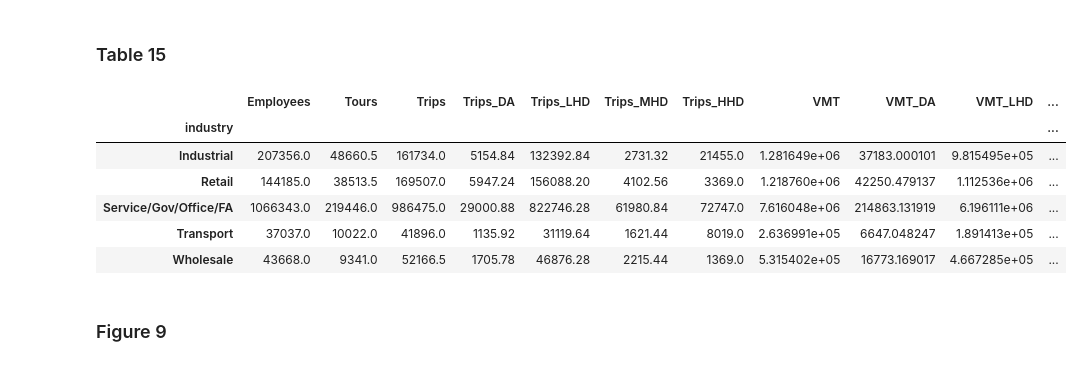
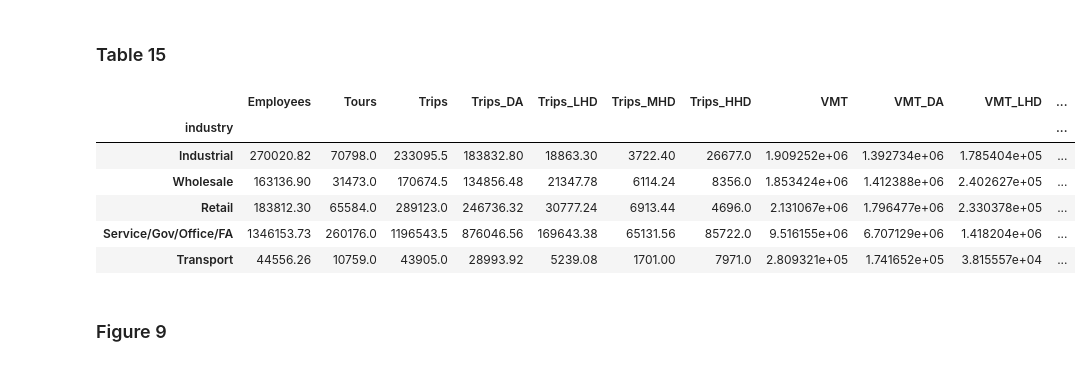
Before and after one commit to SANDAG/Data_CVM, a Jupyter notebook: abm2p/CVM_data_aggregation/summaries.ipynb, the cells around one changed output. Drawn from its saved outputs; the diff is of its cells as text; code cells hidden in the pictures.

Commit message:
Rely on trip data and fix sorting

```diff
--- a/abm2p/CVM_data_aggregation/summaries.ipynb
+++ b/abm2p/CVM_data_aggregation/summaries.ipynb
@@ -64,24 +119,10 @@ employment
 # %%
-cvm_tours_path = data_dir/'model_output/commercialVehicleTours.csv'
+cvm_trips_path = data_dir/'model_output/commercialVehicleTrips.csv'
 
-tours = (
+trips = (
     pd.read_csv(
-        cvm_tours_path,
-        usecols=['tourID', 'actorType', 'departTimeFiveTod', 'tourMode'],
-    )
-    .assign(
-        industry=lambda df: df.actorType
-        .map(
-            {
-                'Government\\Office': 'Service/Gov/Office/FA',
-                'Service': 'Service/Gov/Office/FA',
-                'Fleet Allocator': 'Service/Gov/Office/FA',
-                'Industry': 'Industrial',
-                'Retail': 'Retail',
-                'Transport': 'Transport',
-                'Wholesale': 'Wholesale',
-            }
-        )
+        cvm_trips_path,
+        usecols=['tripID', 'tourID', 'stopID', 'weightTrip', 'distanceTotal', 'departTimeFiveTod', 'tripMode'],
     )
     .assign(
         tod=lambda df: df.departTimeFiveTod
@@ -108,7 +149,7 @@ tours = (
         )
     )
     .assign(
-        mode=lambda df: df.tourMode
+        mode=lambda df: df.tripMode
         .map(
             {
                 'Drive Alone': 'DA',
@@ -129,8 +170,8 @@ tours = (
             )
         )
     )
-    .drop(columns=['actorType', 'departTimeFiveTod', 'tourMode'])
-    .set_index('tourID')
+    .drop(columns=['departTimeFiveTod', 'tripMode'])
+    .set_index(['tripID', 'tourID', 'stopID'])
 )
-tours.head(2)
+trips.head(2)
 # %% [output]
@@ -141,11 +181,0 @@ tours.head(2)
-# %%
-cvm_trips_path = data_dir/'model_output/commercialVehicleTrips.csv'
-
-trips = (
-    pd.read_csv(
-        cvm_trips_path,
-        usecols=['tripID', 'tourID', 'stopID', 'weightTrip', 'distanceTotal'],
-    )
-    .set_index(['tripID', 'tourID', 'stopID'])
-)
-trips.head(2)
@@ -174,30 +199,30 @@ merged.head(2)
 # %%
 table_15_data = pd.DataFrame(
     {
         'Employees': employment.groupby('industry').employment.sum(),
         'Tours': merged.groupby(['industry', 'tourID']).weightTrip.max().to_frame().groupby('industry').weightTrip.sum(),
         'Trips': merged.groupby('industry').weightTrip.sum(),
         'Trips_DA': merged.query("`mode` == 'DA'").groupby('industry').weightTrip.sum(),
         'Trips_LHD': merged.query("`mode` == 'LHD'").groupby('industry').weightTrip.sum(),
         'Trips_MHD': merged.query("`mode` == 'MHD'").groupby('industry').weightTrip.sum(),
         'Trips_HHD': merged.query("`mode` == 'HHD'").groupby('industry').weightTrip.sum(),
         'VMT': merged.groupby('industry').vmt.sum(),
         'VMT_DA': merged.query("`mode` == 'DA'").groupby('industry').vmt.sum(),
         'VMT_LHD': merged.query("`mode` == 'LHD'").groupby('industry').vmt.sum(),
         'VMT_MHD': merged.query("`mode` == 'MHD'").groupby('industry').vmt.sum(),
         'VMT_HHD': merged.query("`mode` == 'HHD'").groupby('industry').vmt.sum(),
     }
 )
-table_15_data.to_csv('T:/data/base_2022/CVM/Calib_CVM_B/model_table15.csv')
+table_15_data.reset_index().set_index('industry').to_csv('T:/data/base_2022/CVM/Calib_CVM_B/model_table15.csv')
 table_15_data
 # %% [output]
 |  | Employees | Tours | Trips | Trips_DA | Trips_LHD | Trips_MHD | Trips_HHD | VMT | VMT_DA | VMT_LHD | ... |
 | industry |  |  |  |  |  |  |  |  |  |  | ... |
-| Industrial | 207356.0 | 48660.5 | 161734.0 | 5154.84 | 132392.84 | 2731.32 | 21455.0 | 1.281649e+06 | 37183.000101 | 9.815495e+05 | ... |
-| Retail | 144185.0 | 38513.5 | 169507.0 | 5947.24 | 156088.20 | 4102.56 | 3369.0 | 1.218760e+06 | 42250.479137 | 1.112536e+06 | ... |
-| Service/Gov/Office/FA | 1066343.0 | 219446.0 | 986475.0 | 29000.88 | 822746.28 | 61980.84 | 72747.0 | 7.616048e+06 | 214863.131919 | 6.196111e+06 | ... |
-| Transport | 37037.0 | 10022.0 | 41896.0 | 1135.92 | 31119.64 | 1621.44 | 8019.0 | 2.636991e+05 | 6647.048247 | 1.891413e+05 | ... |
-| Wholesale | 43668.0 | 9341.0 | 52166.5 | 1705.78 | 46876.28 | 2215.44 | 1369.0 | 5.315402e+05 | 16773.169017 | 4.667285e+05 | ... |
+| Industrial | 270020.82 | 70798.0 | 233095.5 | 183832.80 | 18863.30 | 3722.40 | 26677.0 | 1.909252e+06 | 1.392734e+06 | 1.785404e+05 | ... |
+| Wholesale | 163136.90 | 31473.0 | 170674.5 | 134856.48 | 21347.78 | 6114.24 | 8356.0 | 1.853424e+06 | 1.412388e+06 | 2.402627e+05 | ... |
+| Retail | 183812.30 | 65584.0 | 289123.0 | 246736.32 | 30777.24 | 6913.44 | 4696.0 | 2.131067e+06 | 1.796477e+06 | 2.330378e+05 | ... |
+| Service/Gov/Office/FA | 1346153.73 | 260176.0 | 1196543.5 | 876046.56 | 169643.38 | 65131.56 | 85722.0 | 9.516155e+06 | 6.707129e+06 | 1.418204e+06 | ... |
+| Transport | 44556.26 | 10759.0 | 43905.0 | 28993.92 | 5239.08 | 1701.00 | 7971.0 | 2.809321e+05 | 1.741652e+05 | 3.815557e+04 | ... |
 # %% [markdown]
 ### Figure 9
 # %%
```
Also changed, not shown: parts of 8 cells of this notebook, 5 other files.
